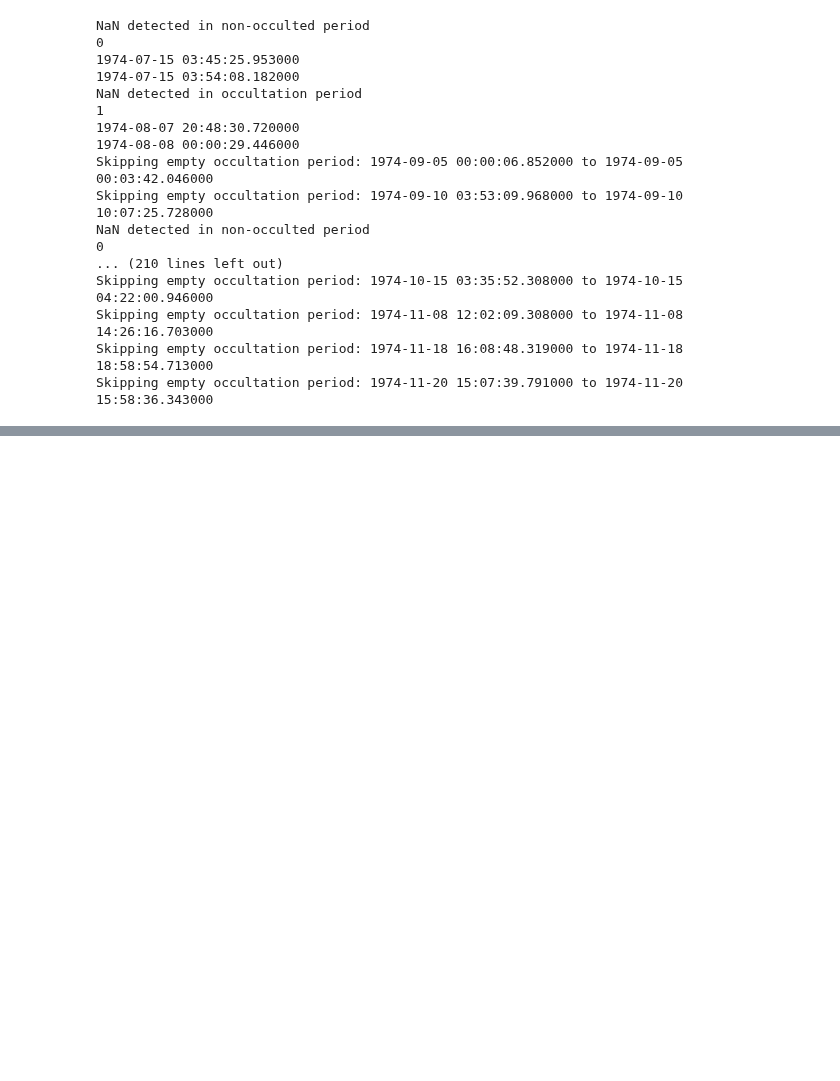
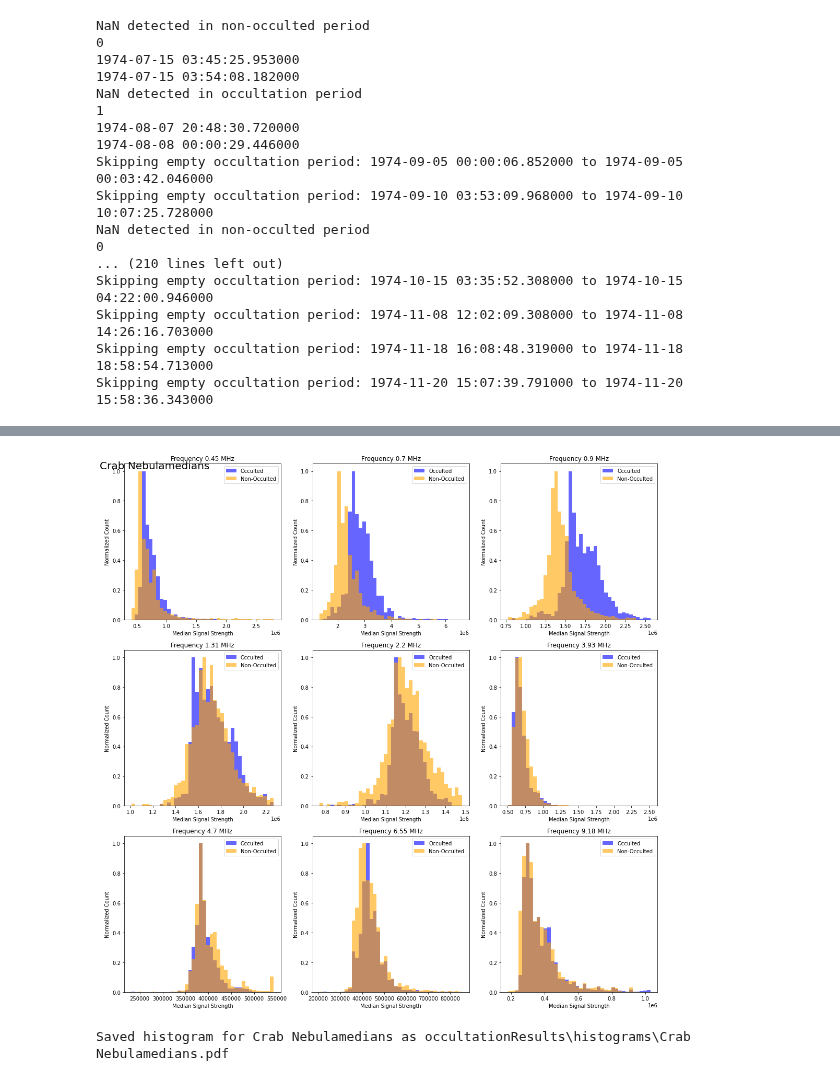
Before and after one commit to afahs/RAE2, a Jupyter notebook: occultationHistograms.ipynb, the cells around one changed output, grey strips where cells are left out. Drawn from its saved outputs; the diff is of its cells as text; code cells hidden in the pictures; blank space fills up the shorter version.

```diff
--- a/occultationHistograms.ipynb
+++ b/occultationHistograms.ipynb
@@ -329,0 +315,19 @@ Figure saved as occultationResults\histograms\Mercurymedians.pdf
+# %%
+for pickle_file in pickle_files:
+    # Extract the source name from the filename (removing the directory and extension)
+    source_name = os.path.splitext(os.path.basename(pickle_file))[0]
+
+    # Load the stats dictionary
+    with open(pickle_file, "rb") as f:
+        stats = pickle.load(f)
+
+    # Define the save path for the histogram
+    save_path = os.path.join(output_dir, f"{source_name}.pdf")
+
+    # Generate and save the histogram
+    rae.plotNormalizedOccultationHistogramsPretty(stats,use_std_weights=True,apply_filter=True,min_bin_percentage=[0.5,0.1,0.1,0.1,0.1,0.1,0.1,0.1,0.1], fig_label=source_name)
+
+    print(f"Saved histogram for {source_name} as {save_path}")
+# %% [output]
+[figure, added]
+Saved histogram for Crab Nebulamedians as occultationResults\histograms\Crab Nebulamedians.pdf
```
Also changed, not shown: parts of 7 cells of this notebook, 1 other file.
